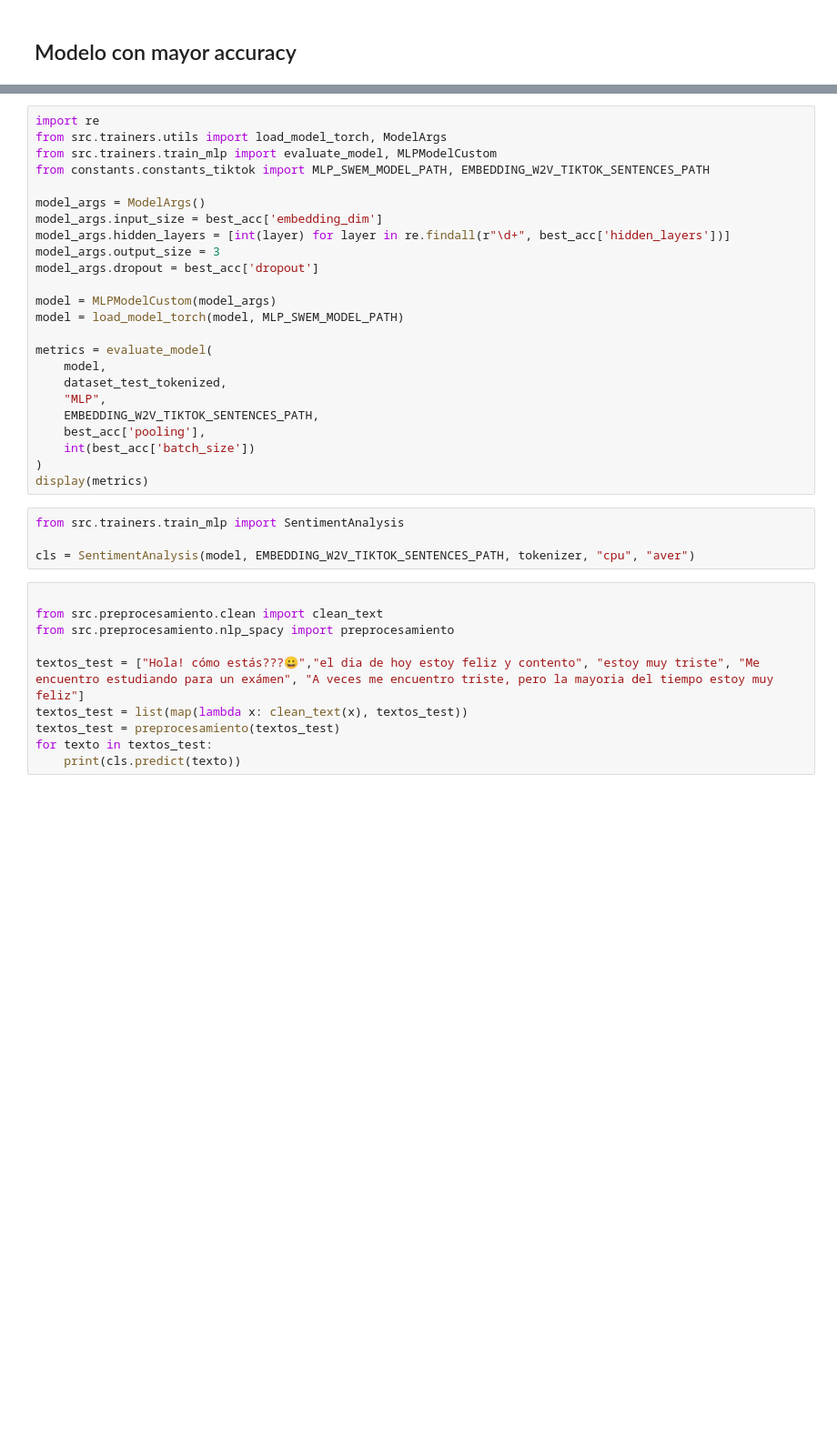
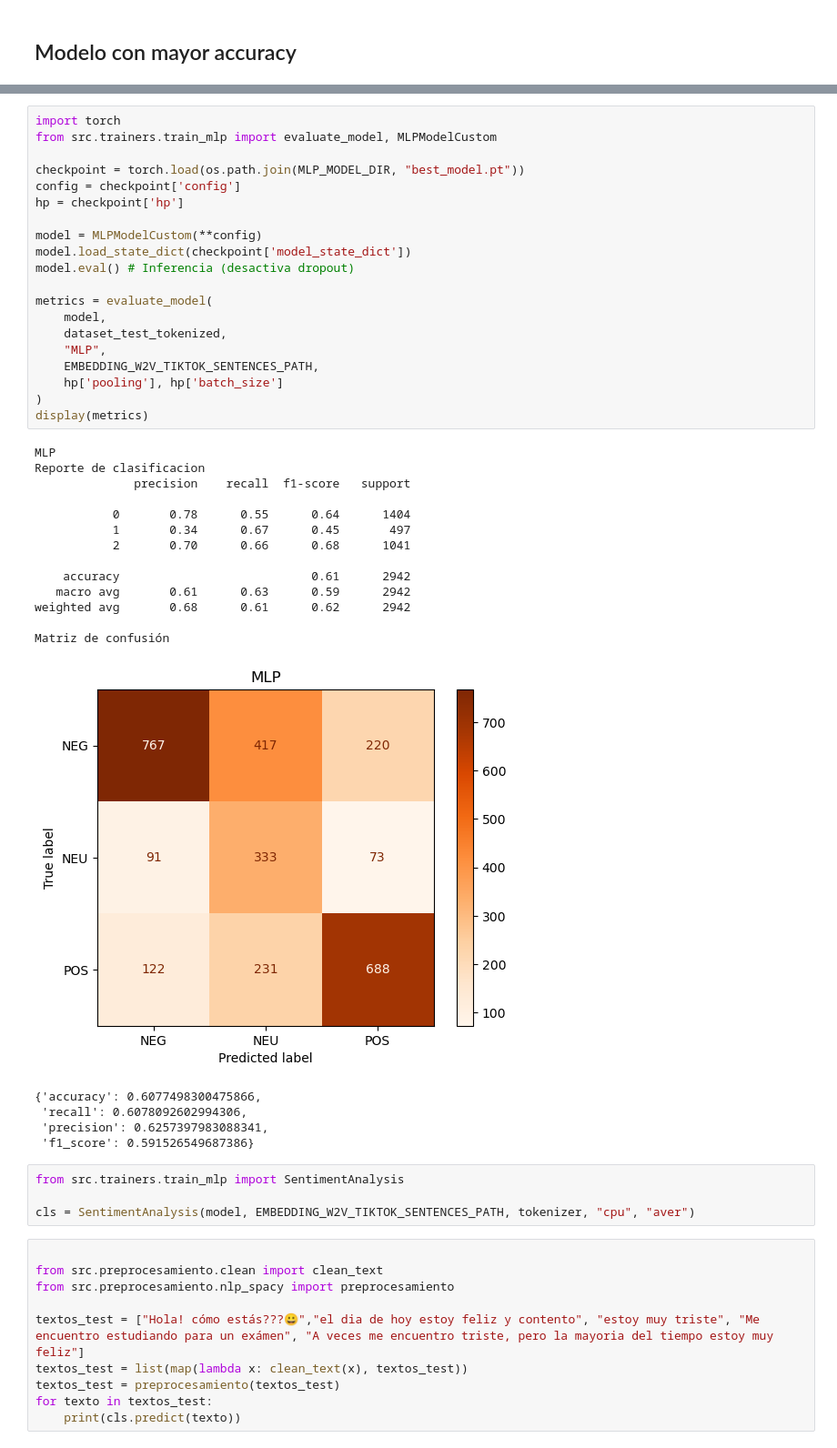
Before and after one commit to diegourielvr/sentiment_analysis, a Jupyter notebook: notebooks/tiktok/07_MLP_tiktok.ipynb, the cells around one changed output, grey strips where cells are left out. Shown: that part at 91% size. Cells and saved outputs as stored; diff of their text form; blank space fills up the shorter version.

```diff
--- a/notebooks/tiktok/07_MLP_tiktok.ipynb
+++ b/notebooks/tiktok/07_MLP_tiktok.ipynb
@@ -107,27 +178,42 @@ print(best_acc)
-# %%
-import re
-from src.trainers.utils import load_model_torch, ModelArgs
-from src.trainers.train_mlp import evaluate_model, MLPModelCustom
-from constants.constants_tiktok import MLP_SWEM_MODEL_PATH, EMBEDDING_W2V_TIKTOK_SENTENCES_PATH
-
-model_args = ModelArgs()
-model_args.input_size = best_acc['embedding_dim']
-model_args.hidden_layers = [int(layer) for layer in re.findall(r"\d+", best_acc['hidden_layers'])]
-model_args.output_size = 3
-model_args.dropout = best_acc['dropout']
-
-model = MLPModelCustom(model_args)
-model = load_model_torch(model, MLP_SWEM_MODEL_PATH)
-
-metrics = evaluate_model(
-    model,
-    dataset_test_tokenized,
-    "MLP",
-    EMBEDDING_W2V_TIKTOK_SENTENCES_PATH,
-    best_acc['pooling'],
-    int(best_acc['batch_size'])
-)
-display(metrics)
+# %%
+import torch
+from src.trainers.train_mlp import evaluate_model, MLPModelCustom
+
+checkpoint = torch.load(os.path.join(MLP_MODEL_DIR, "best_model.pt"))
+config = checkpoint['config']
+hp = checkpoint['hp']
+
+model = MLPModelCustom(**config)
+model.load_state_dict(checkpoint['model_state_dict'])
+model.eval() # Inferencia (desactiva dropout)
+
+metrics = evaluate_model(
+    model,
+    dataset_test_tokenized,
+    "MLP",
+    EMBEDDING_W2V_TIKTOK_SENTENCES_PATH,
+    hp['pooling'], hp['batch_size']
+)
+display(metrics)
+# %% [output]
+MLP
+Reporte de clasificacion
+              precision    recall  f1-score   support
+
+           0       0.78      0.55      0.64      1404
+           1       0.34      0.67      0.45       497
+           2       0.70      0.66      0.68      1041
+
+    accuracy                           0.61      2942
+   macro avg       0.61      0.63      0.59      2942
+weighted avg       0.68      0.61      0.62      2942
+
+Matriz de confusión
+[figure, added]
+{'accuracy': 0.6077498300475866,
+ 'recall': 0.6078092602994306,
+ 'precision': 0.6257397983088341,
+ 'f1_score': 0.591526549687386}
 # %%
 from src.trainers.train_mlp import SentimentAnalysis
 
```
Also changed, not shown: parts of 6 cells of this notebook, 13 other files.
